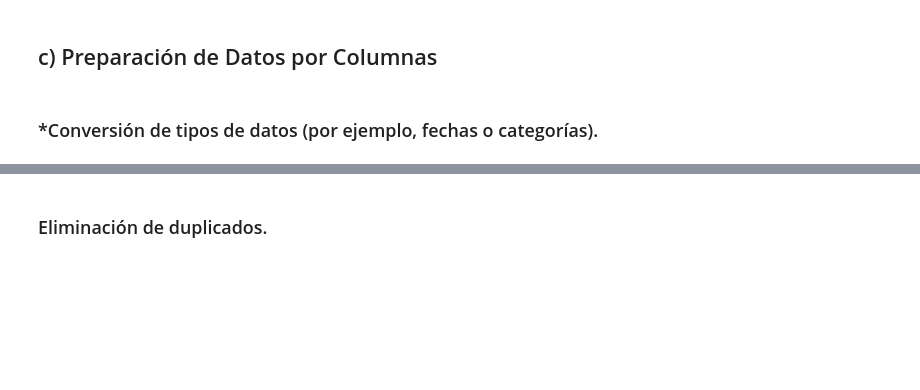
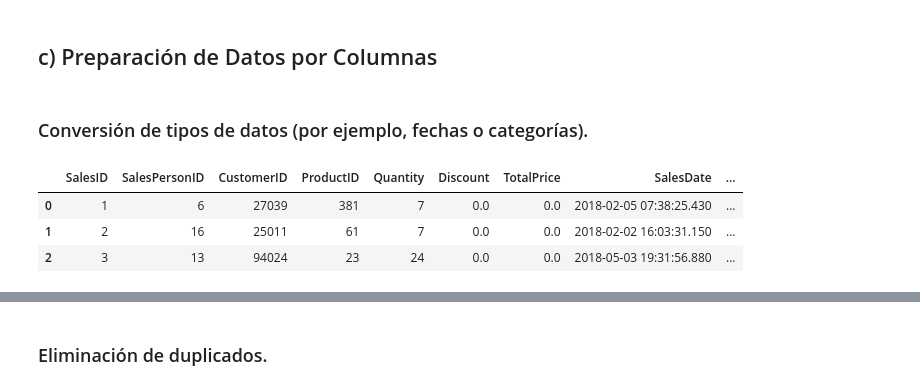
Before and after one commit to fabricio136900/M3_Data, a Jupyter notebook: Trabajo.ipynb, the cells around one changed output, grey strips where cells are left out. Cells and saved outputs as stored; diff of their text form; code cells hidden in the pictures; blank space fills up the shorter version.

```diff
--- a/Trabajo.ipynb
+++ b/Trabajo.ipynb
@@ -278,4 +322,11 @@ print(df1_mean2)
 # %% [markdown]
 ## c) Preparación de Datos por Columnas
 # %% [markdown]
-### *Conversión de tipos de datos (por ejemplo, fechas o categorías).
+### Conversión de tipos de datos (por ejemplo, fechas o categorías).
+# %%
+df1_cleaned.head(3)
+# %% [output]
+|  | SalesID | SalesPersonID | CustomerID | ProductID | Quantity | Discount | TotalPrice | SalesDate | ... |
+| 0 | 1 | 6 | 27039 | 381 | 7 | 0.0 | 0.0 | 2018-02-05 07:38:25.430 | ... |
+| 1 | 2 | 16 | 25011 | 61 | 7 | 0.0 | 0.0 | 2018-02-02 16:03:31.150 | ... |
+| 2 | 3 | 13 | 94024 | 23 | 24 | 0.0 | 0.0 | 2018-05-03 19:31:56.880 | ... |
```
Also changed, not shown: parts of 52 cells of this notebook.
